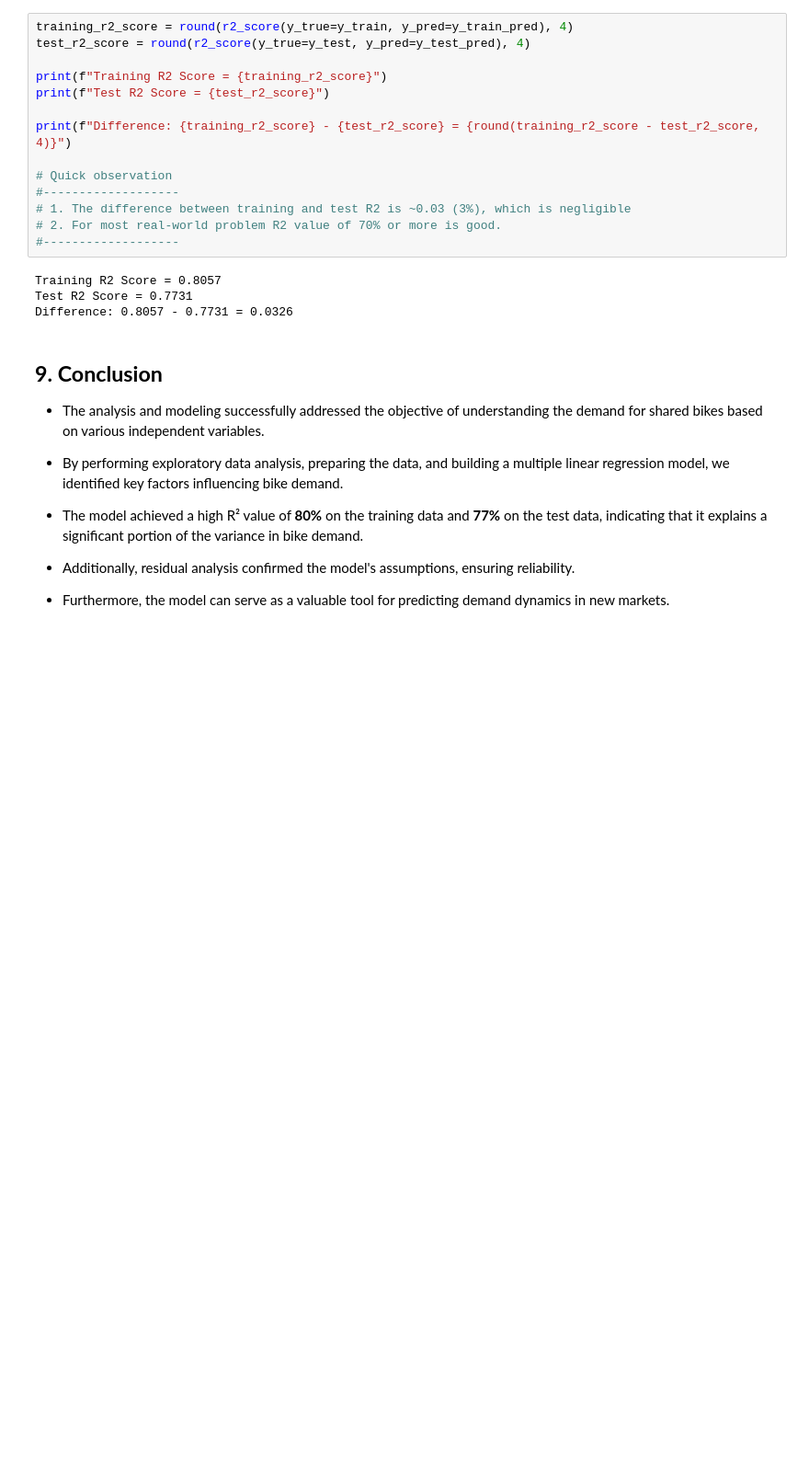
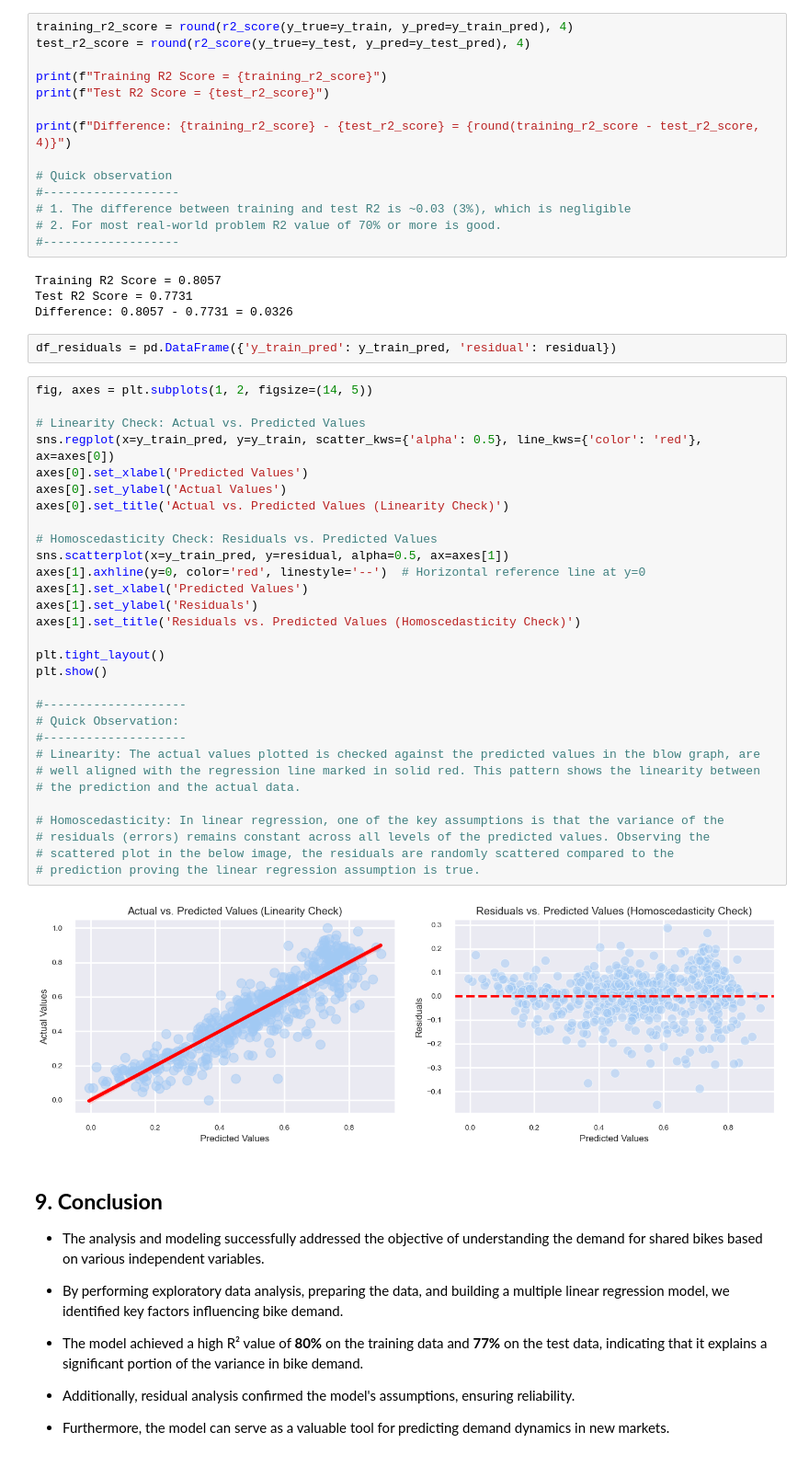
Before and after one commit to uvarajthulasiram/BikeSharingAssignment, a Jupyter notebook: LinearRegression.ipynb, the cells around one changed output. Shown at 92% size. Cells and saved outputs as stored; diff of their text form; blank space fills up the shorter version.

```diff
--- a/LinearRegression.ipynb
+++ b/LinearRegression.ipynb
@@ -921,6 +921,40 @@ print(f"Difference: {training_r2_score} - {test_r2_score} = {round(training_r2_s
 Training R2 Score = 0.8057
 Test R2 Score = 0.7731
 Difference: 0.8057 - 0.7731 = 0.0326
+# %%
+df_residuals = pd.DataFrame({'y_train_pred': y_train_pred, 'residual': residual})
+# %%
+fig, axes = plt.subplots(1, 2, figsize=(14, 5))
+
+# Linearity Check: Actual vs. Predicted Values
+sns.regplot(x=y_train_pred, y=y_train, scatter_kws={'alpha': 0.5}, line_kws={'color': 'red'}, ax=axes[0])
+axes[0].set_xlabel('Predicted Values')
+axes[0].set_ylabel('Actual Values')
+axes[0].set_title('Actual vs. Predicted Values (Linearity Check)')
+
+# Homoscedasticity Check: Residuals vs. Predicted Values
+sns.scatterplot(x=y_train_pred, y=residual, alpha=0.5, ax=axes[1])
+axes[1].axhline(y=0, color='red', linestyle='--')  # Horizontal reference line at y=0
+axes[1].set_xlabel('Predicted Values')
+axes[1].set_ylabel('Residuals')
+axes[1].set_title('Residuals vs. Predicted Values (Homoscedasticity Check)')
+
+plt.tight_layout()
+plt.show()
+
+#--------------------
+# Quick Observation:
+#--------------------
+# Linearity: The actual values plotted is checked against the predicted values in the blow graph, are
+# well aligned with the regression line marked in solid red. This pattern shows the linearity between
+# the prediction and the actual data.
+
+# Homoscedasticity: In linear regression, one of the key assumptions is that the variance of the
+# residuals (errors) remains constant across all levels of the predicted values. Observing the
+# scattered plot in the below image, the residuals are randomly scattered compared to the
+# prediction proving the linear regression assumption is true.
+# %% [output]
+[figure, added]
 # %% [markdown]
 ## **9. Conclusion**
 
```
Also changed, not shown: parts of 4 cells of this notebook, 2 other files.
